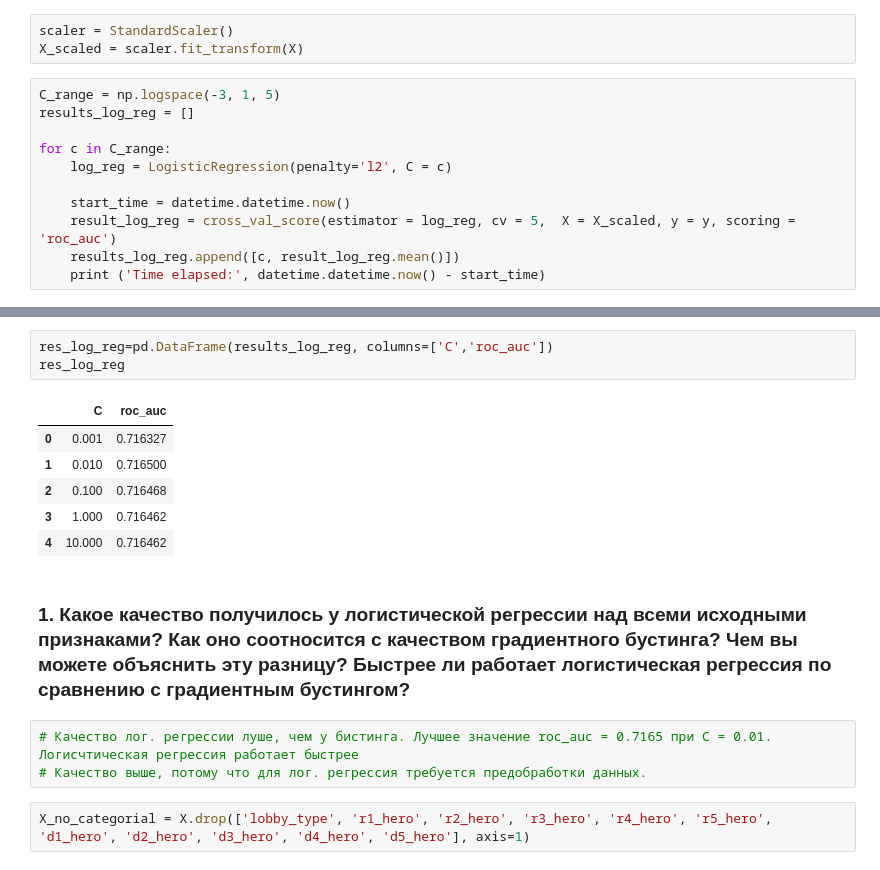
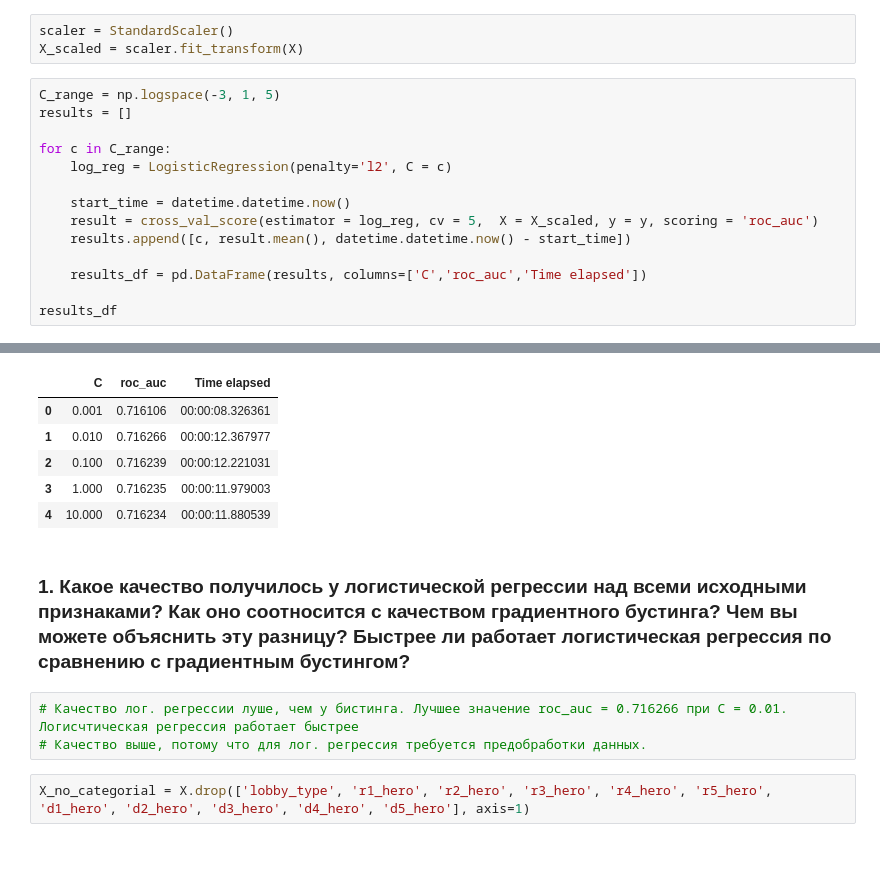
Before and after one commit to dskozlov/coursera, a Jupyter notebook: Introduction to machinelearning/Week 7/Final Task Dota.ipynb, the cells around one changed output, grey strips where cells are left out. Saved outputs shown, nothing was run; the diff lists cells and outputs as text.

```diff
--- a/Introduction to machinelearning/Week 7/Final Task Dota.ipynb
+++ b/Introduction to machinelearning/Week 7/Final Task Dota.ipynb
@@ -113,13 +103,16 @@ scaler = StandardScaler()
 X_scaled = scaler.fit_transform(X)
 # %%
 C_range = np.logspace(-3, 1, 5)
-results_log_reg = []
+results = []
 
 for c in C_range:
     log_reg = LogisticRegression(penalty='l2', C = c)
 
     start_time = datetime.datetime.now()
-    result_log_reg = cross_val_score(estimator = log_reg, cv = 5,  X = X_scaled, y = y, scoring = 'roc_auc')
-    results_log_reg.append([c, result_log_reg.mean()])
-    print ('Time elapsed:', datetime.datetime.now() - start_time)
+    result = cross_val_score(estimator = log_reg, cv = 5,  X = X_scaled, y = y, scoring = 'roc_auc')
+    results.append([c, result.mean(), datetime.datetime.now() - start_time])
+
+    results_df = pd.DataFrame(results, columns=['C','roc_auc','Time elapsed'])
+
+results_df
 # %% [output]
@@ -131,17 +119,13 @@ Time elapsed: 0:00:12.732237
+|  | C | roc_auc | Time elapsed |
+| 0 | 0.001 | 0.716106 | 00:00:08.326361 |
+| 1 | 0.010 | 0.716266 | 00:00:12.367977 |
+| 2 | 0.100 | 0.716239 | 00:00:12.221031 |
+| 3 | 1.000 | 0.716235 | 00:00:11.979003 |
+| 4 | 10.000 | 0.716234 | 00:00:11.880539 |
-# %%
-res_log_reg=pd.DataFrame(results_log_reg, columns=['C','roc_auc'])
-res_log_reg
-# %% [output]
-|  | C | roc_auc |
-| 0 | 0.001 | 0.716327 |
-| 1 | 0.010 | 0.716500 |
-| 2 | 0.100 | 0.716468 |
-| 3 | 1.000 | 0.716462 |
-| 4 | 10.000 | 0.716462 |
 # %% [markdown]
 ### 1. Какое качество получилось у логистической регрессии над всеми исходными признаками? Как оно соотносится с качеством градиентного бустинга? Чем вы можете объяснить эту разницу? Быстрее ли работает логистическая регрессия по сравнению с градиентным бустингом?
 # %%
-# Качество лог. регрессии луше, чем у бистинга. Лучшее значение roc_auc = 0.7165 при C = 0.01. Логисчтическая регрессия работает быстрее
+# Качество лог. регрессии луше, чем у бистинга. Лучшее значение roc_auc = 0.716266 при C = 0.01. Логисчтическая регрессия работает быстрее
 # Качество выше, потому что для лог. регрессия требуется предобработки данных.
 # %%
 X_no_categorial = X.drop(['lobby_type', 'r1_hero', 'r2_hero', 'r3_hero', 'r4_hero', 'r5_hero', 'd1_hero', 'd2_hero', 'd3_hero', 'd4_hero', 'd5_hero'], axis=1)
```
Also changed, not shown: parts of 26 cells of this notebook, 1 other file.
